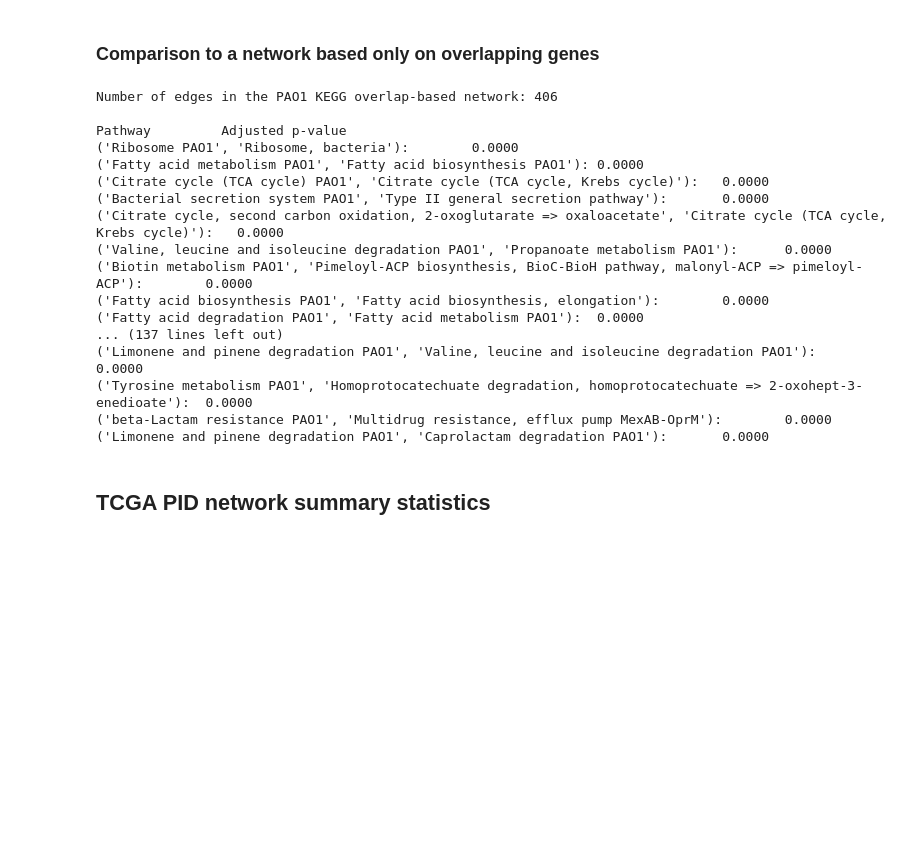
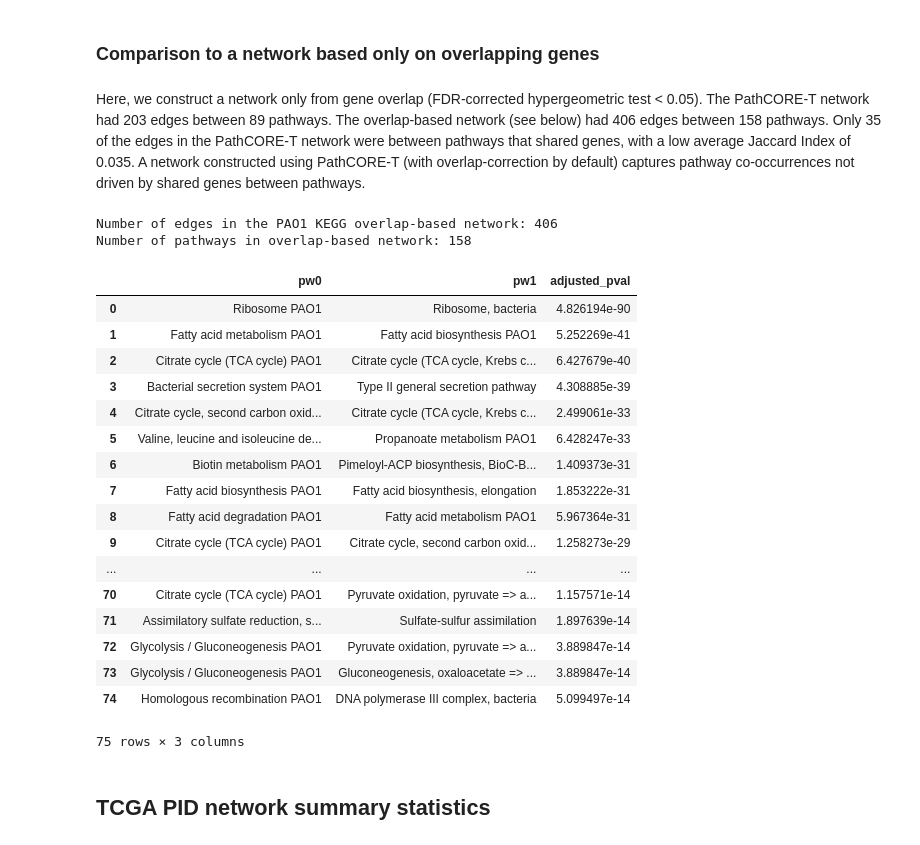
Before and after one commit to greenelab/PathCORE-T-analysis, a Jupyter notebook: jupyter-notebooks/Summary_PAO1_and_TCGA_network_results.ipynb, the cells around one changed output. Cells and saved outputs as stored; diff of their text form; code cells hidden in the pictures; blank space fills up the shorter version.

```diff
--- a/jupyter-notebooks/Summary_PAO1_and_TCGA_network_results.ipynb
+++ b/jupyter-notebooks/Summary_PAO1_and_TCGA_network_results.ipynb
@@ -93,6 +93,12 @@ Number of edges in the network: 203
 Number of edges in the network where the 2 pathways share genes: 35 (average similarity by Jaccard Index: 0.03482)
 # %% [markdown]
 ### Comparison to a network based only on overlapping genes
+# %% [markdown]
+Here, we construct a network only from gene overlap (FDR-corrected hypergeometric test < 0.05).
+The PathCORE-T network had 203 edges between 89 pathways.
+The overlap-based network (see below) had 406 edges between 158 pathways.
+Only 35 of the edges in the PathCORE-T network were between pathways that shared genes, with a low average Jaccard Index of 0.035.
+A network constructed using PathCORE-T (with overlap-correction by default) captures pathway co-occurrences not driven by shared genes between pathways.
 # %%
 def create_overlap_based_network(pathway_genes_map, alpha=0.05):
     all_genes = set().union(*pathway_genes_map.values())
@@ -123,32 +129,45 @@ def create_overlap_based_network(pathway_genes_map, alpha=0.05):
     return significant_edges
 # %%
 significant_edges = create_overlap_based_network(kegg_pathways_dict, alpha=0.05)
-print("Number of edges in the PAO1 KEGG overlap-based network: {0}\n".format(
+print("Number of edges in the PAO1 KEGG overlap-based network: {0}".format(
     len(significant_edges)))
 sorted_significant_edges = sorted(significant_edges, key=lambda tup: tup[1])
 
-show_N_edges = 150
-print("Pathway\t\tAdjusted p-value")
-for edge, adjusted_pval in sorted_significant_edges[:show_N_edges]:
-    print("{0}:\t{1:.4f}".format(edge, adjusted_pval))
+pathways_in_network = set()
+edges = []
+for (pw0, pw1), adjusted_pval in sorted_significant_edges:
+    row = {"pw0": pw0, "pw1": pw1, "adjusted_pval": adjusted_pval}
+    pathways_in_network.add(pw0)
+    pathways_in_network.add(pw1)
+    edges.append(row)
+
+print("Number of pathways in overlap-based network: {0}".format(
+    len(pathways_in_network)))
+
+show_N_edges = 75
+edges_df = pd.DataFrame(edges, columns=["pw0", "pw1", "adjusted_pval"])
+edges_df.head(show_N_edges)
 # %% [output]
 Number of edges in the PAO1 KEGG overlap-based network: 406
-
-Pathway         Adjusted p-value
-('Ribosome PAO1', 'Ribosome, bacteria'):        0.0000
-('Fatty acid metabolism PAO1', 'Fatty acid biosynthesis PAO1'): 0.0000
-('Citrate cycle (TCA cycle) PAO1', 'Citrate cycle (TCA cycle, Krebs cycle)'):   0.0000
-('Bacterial secretion system PAO1', 'Type II general secretion pathway'):       0.0000
-('Citrate cycle, second carbon oxidation, 2-oxoglutarate => oxaloacetate', 'Citrate cycle (TCA cycle, Krebs cycle)'):   0.0000
-('Valine, leucine and isoleucine degradation PAO1', 'Propanoate metabolism PAO1'):      0.0000
-('Biotin metabolism PAO1', 'Pimeloyl-ACP biosynthesis, BioC-BioH pathway, malonyl-ACP => pimeloyl-ACP'):        0.0000
-('Fatty acid biosynthesis PAO1', 'Fatty acid biosynthesis, elongation'):        0.0000
-('Fatty acid degradation PAO1', 'Fatty acid metabolism PAO1'):  0.0000
-... (137 lines left out)
-('Limonene and pinene degradation PAO1', 'Valine, leucine and isoleucine degradation PAO1'):    0.0000
-('Tyrosine metabolism PAO1', 'Homoprotocatechuate degradation, homoprotocatechuate => 2-oxohept-3-enedioate'):  0.0000
-('beta-Lactam resistance PAO1', 'Multidrug resistance, efflux pump MexAB-OprM'):        0.0000
-('Limonene and pinene degradation PAO1', 'Caprolactam degradation PAO1'):       0.0000
+Number of pathways in overlap-based network: 158
+|  | pw0 | pw1 | adjusted_pval |
+| 0 | Ribosome PAO1 | Ribosome, bacteria | 4.826194e-90 |
+| 1 | Fatty acid metabolism PAO1 | Fatty acid biosynthesis PAO1 | 5.252269e-41 |
+| 2 | Citrate cycle (TCA cycle) PAO1 | Citrate cycle (TCA cycle, Krebs c... | 6.427679e-40 |
+| 3 | Bacterial secretion system PAO1 | Type II general secretion pathway | 4.308885e-39 |
+| 4 | Citrate cycle, second carbon oxid... | Citrate cycle (TCA cycle, Krebs c... | 2.499061e-33 |
+| 5 | Valine, leucine and isoleucine de... | Propanoate metabolism PAO1 | 6.428247e-33 |
+| 6 | Biotin metabolism PAO1 | Pimeloyl-ACP biosynthesis, BioC-B... | 1.409373e-31 |
+| 7 | Fatty acid biosynthesis PAO1 | Fatty acid biosynthesis, elongation | 1.853222e-31 |
+| 8 | Fatty acid degradation PAO1 | Fatty acid metabolism PAO1 | 5.967364e-31 |
+| 9 | Citrate cycle (TCA cycle) PAO1 | Citrate cycle, second carbon oxid... | 1.258273e-29 |
+| ... | ... | ... | ... |
+| 70 | Citrate cycle (TCA cycle) PAO1 | Pyruvate oxidation, pyruvate => a... | 1.157571e-14 |
+| 71 | Assimilatory sulfate reduction, s... | Sulfate-sulfur assimilation | 1.897639e-14 |
+| 72 | Glycolysis / Gluconeogenesis PAO1 | Pyruvate oxidation, pyruvate => a... | 3.889847e-14 |
+| 73 | Glycolysis / Gluconeogenesis PAO1 | Gluconeogenesis, oxaloacetate => ... | 3.889847e-14 |
+| 74 | Homologous recombination PAO1 | DNA polymerase III complex, bacteria | 5.099497e-14 |
+75 rows × 3 columns
 # %% [markdown]
 ## TCGA PID network summary statistics
 # %%
```
Also changed, not shown: parts of 3 cells of this notebook.
